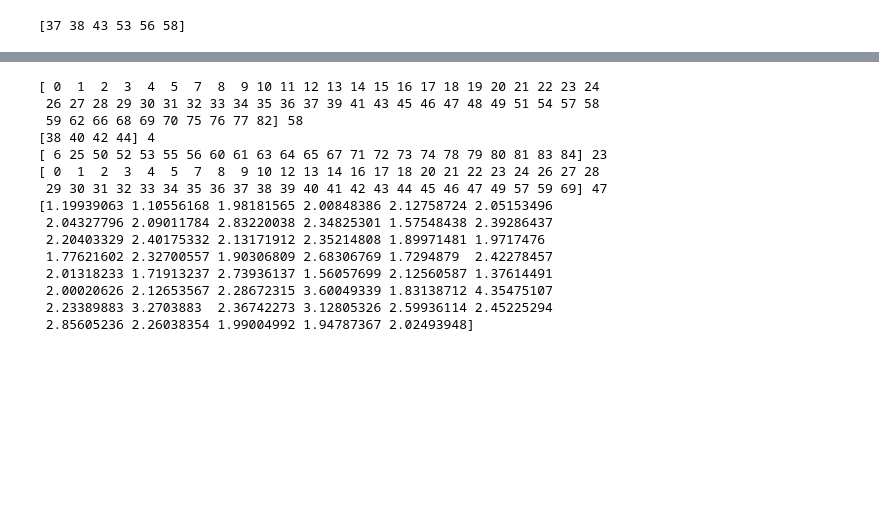
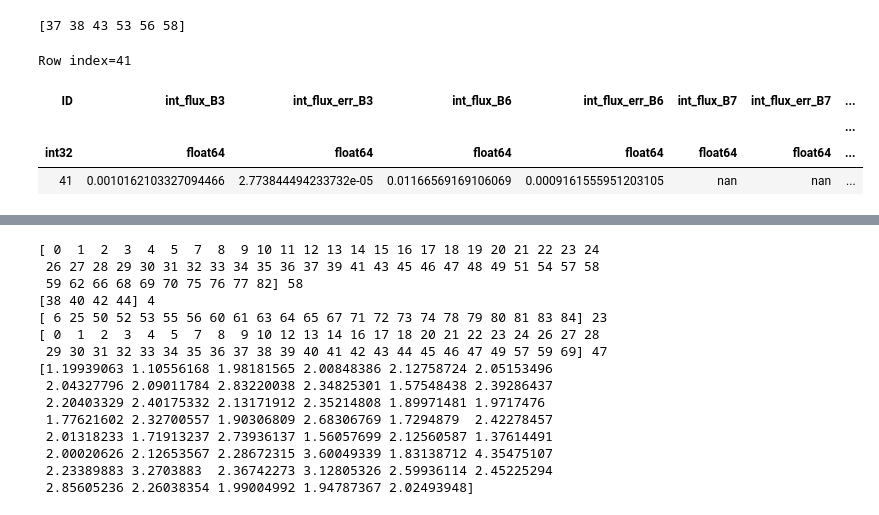
Before and after one commit to jaotter/summer_research_2018, a Jupyter notebook: flux_plots/spectral_indices.ipynb, the cells around one changed output, grey strips where cells are left out. Cells and saved outputs as stored; diff of their text form; code cells hidden in the pictures; blank space fills up the shorter version.

```diff
--- a/flux_plots/spectral_indices.ipynb
+++ b/flux_plots/spectral_indices.ipynb
@@ -101,6 +101,14 @@ calc['alpha_B3eis'][b3eis_ind] = b3eis_specind
 calc['alpha_B3eis_err'][b3eis_ind] = b3eis_specind_err
 # %%
 calc.write('/home/jotter/nrao/summer_research_2018/tables/r0.5_may21_calc_vals_mask_alpha_ulim.fits', overwrite=True)
+# %%
+calc[41]
+# %% [output]
+Row index=41
+| ID | int_flux_B3 | int_flux_err_B3 | int_flux_B6 | int_flux_err_B6 | int_flux_B7 | int_flux_err_B7 | ... |
+|  |  |  |  |  |  |  | ... |
+| int32 | float64 | float64 | float64 | float64 | float64 | float64 | ... |
+| 41 | 0.0010162103327094466 | 2.773844494233732e-05 | 0.01166569169106069 | 0.0009161555951203105 | nan | nan | ... |
 # %%
 nondet_fov_ind = []
 eisner_full_id = np.array([idstr.strip() for idstr in eisner_full['ID']])
```
Also changed, not shown: parts of 2 cells of this notebook, 12 other files.
